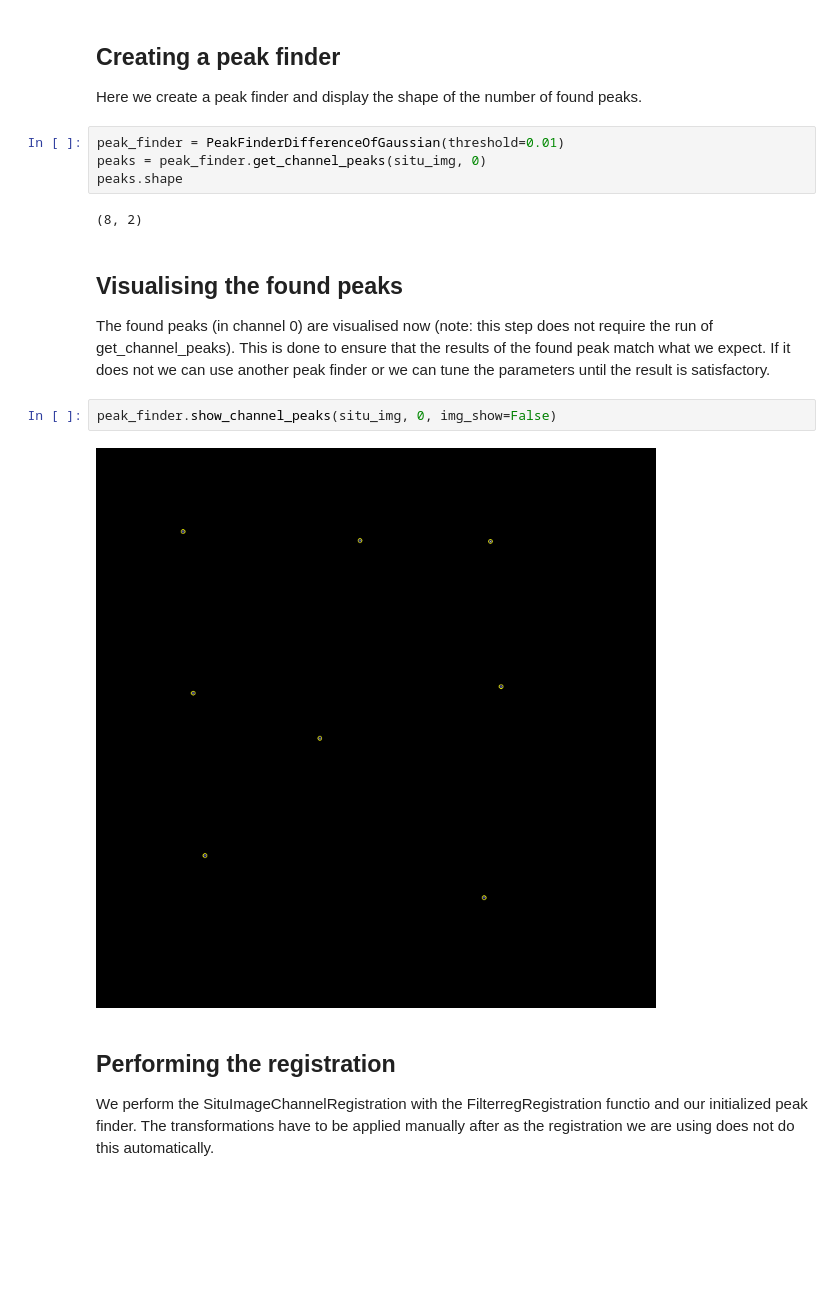
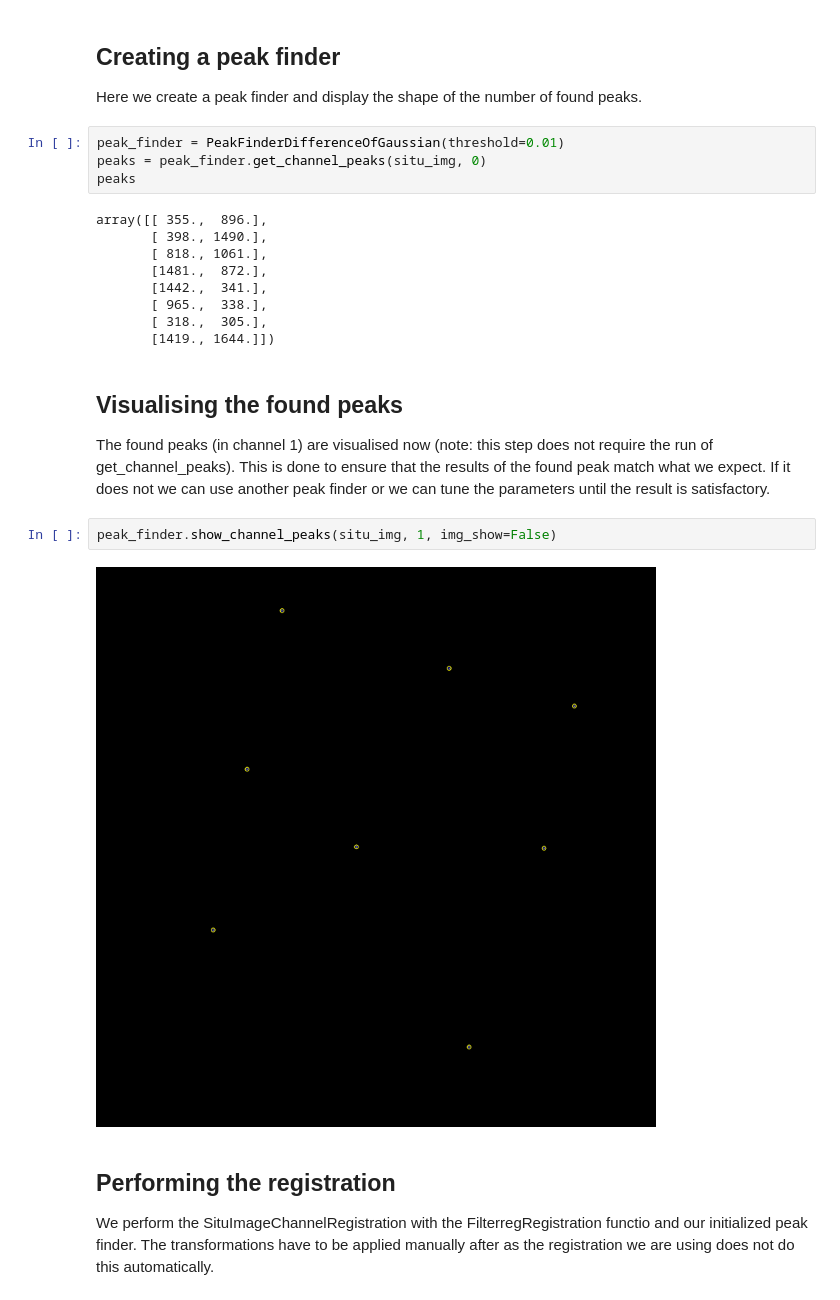
Before and after one commit to 13hannes11/situr, a Jupyter notebook: notebook/image_demo_test.ipynb, the cells around one changed output. Drawn from its saved outputs; the diff is of its cells as text; blank space fills up the shorter version.

```diff
--- a/notebook/image_demo_test.ipynb
+++ b/notebook/image_demo_test.ipynb
@@ -23,17 +20,24 @@ Here we create a peak finder and display the shape of the number of found peaks.
 # %%
 peak_finder = PeakFinderDifferenceOfGaussian(threshold=0.01)
 peaks = peak_finder.get_channel_peaks(situ_img, 0)
-peaks.shape
+peaks
 # %% [output]
-(8, 2)
+array([[ 355.,  896.],
+       [ 398., 1490.],
+       [ 818., 1061.],
+       [1481.,  872.],
+       [1442.,  341.],
+       [ 965.,  338.],
+       [ 318.,  305.],
+       [1419., 1644.]])
 # %% [markdown]
 ## Visualising the found peaks
 
-The found peaks (in channel 0) are visualised now (note: this step does not require the run of get_channel_peaks). This is done to ensure that the results of the found peak match what we expect. If it does not we can use another peak finder or we can tune the parameters until the result is satisfactory.
+The found peaks (in channel 1) are visualised now (note: this step does not require the run of get_channel_peaks). This is done to ensure that the results of the found peak match what we expect. If it does not we can use another peak finder or we can tune the parameters until the result is satisfactory.
 # %%
-peak_finder.show_channel_peaks(situ_img, 0, img_show=False)
+peak_finder.show_channel_peaks(situ_img, 1, img_show=False)
 # %% [output]
-[figure, old version]
+[figure, new version]
 # %% [markdown]
 ## Performing the registration
 
```
Also changed, not shown: parts of 6 cells of this notebook, 3 other files.
